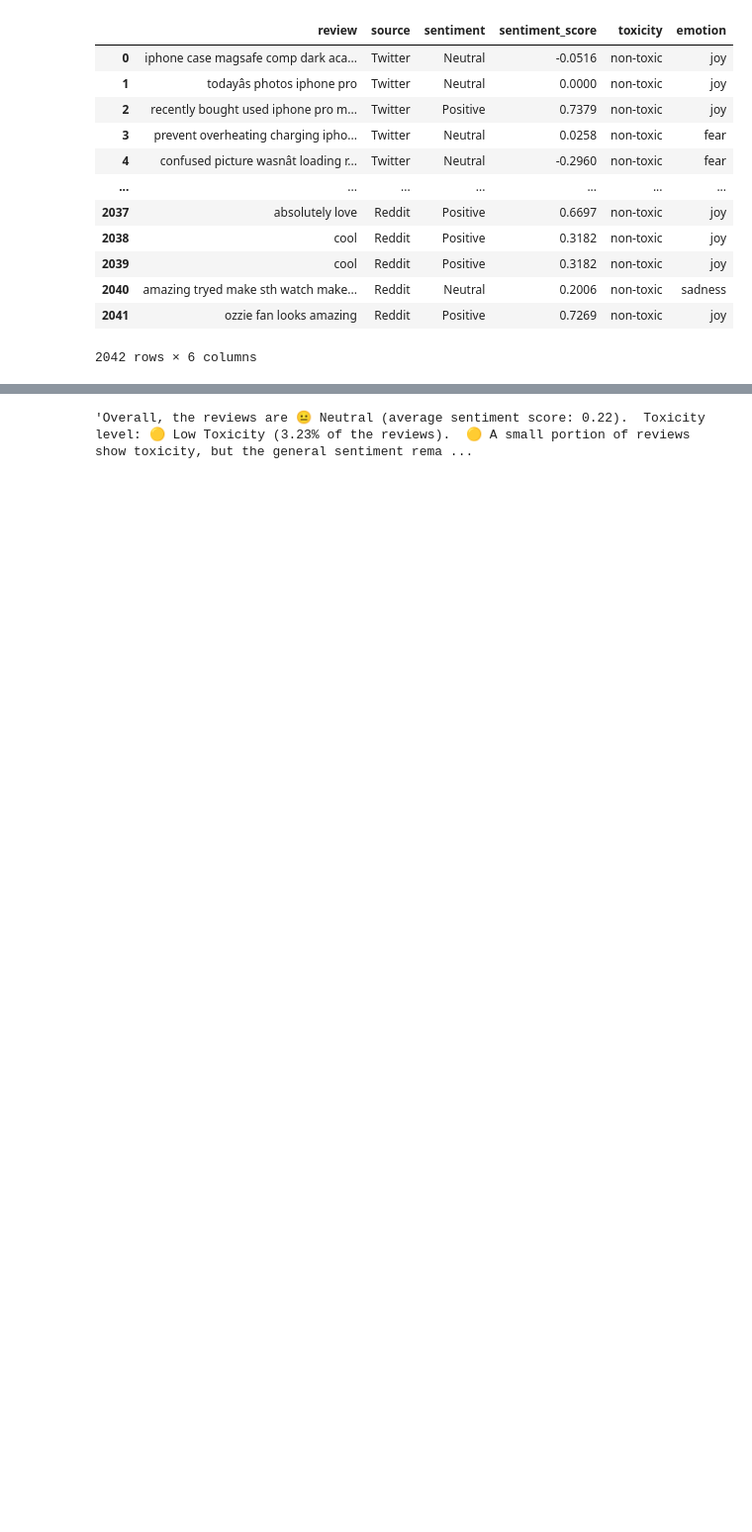
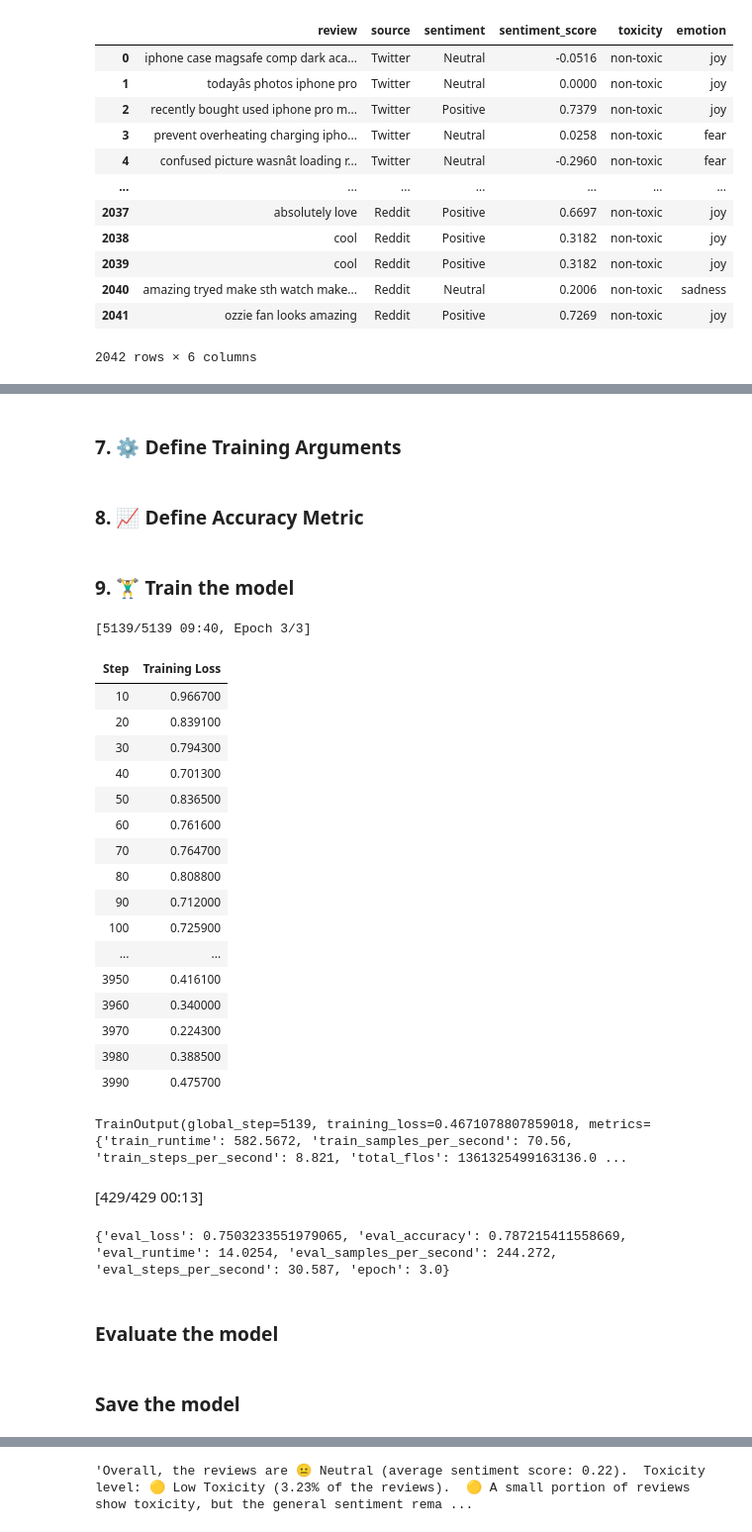
Before and after one commit to adambht/MarketMind_deepThinkers, a Jupyter notebook: Models/Sentiment Analysis/sentiment_analysis.ipynb, the cells around one changed output, grey strips where cells are left out. Shown at 99% size. Drawn from its saved outputs; the diff is of its cells as text; code cells hidden in the pictures; blank space fills up the shorter version.

```diff
--- a/Models/Sentiment Analysis/sentiment_analysis.ipynb
+++ b/Models/Sentiment Analysis/sentiment_analysis.ipynb
@@ -866,0 +1044,7 @@ data
+# %%
+# Load the tokenizer
+tokenizer = DistilBertTokenizer.from_pretrained('distilbert-base-uncased')
+
+# Tokenize train and test texts
+train_encodings = tokenizer(list(train_texts), truncation=True, padding=True, max_length=128)
+test_encodings = tokenizer(list(test_texts), truncation=True, padding=True, max_length=128)
@@ -866,0 +1081,3 @@ data
+# %%
+# Load a pre-trained BERT for 3-class classification
+model = DistilBertForSequenceClassification.from_pretrained('distilbert-base-uncased', num_labels=3)
@@ -866,0 +1089,68 @@ data
+# %% [markdown]
+### 7. ⚙️ Define Training Arguments
+# %%
+training_args = TrainingArguments(
+    output_dir='./results',
+    num_train_epochs=3,
+    per_device_train_batch_size=8,
+    per_device_eval_batch_size=8,
+    logging_dir='./logs',
+    logging_steps=10,
+    report_to="none"
+)
+# %% [markdown]
+### 8. 📈 Define Accuracy Metric
+# %%
+# Define compute_metrics function
+import numpy as np
+from sklearn.metrics import accuracy_score
+
+def compute_metrics(pred):
+    labels = pred.label_ids
+    preds = np.argmax(pred.predictions, axis=1)
+    acc = accuracy_score(labels, preds)
+    return {
+        'accuracy': acc,
+    }
+# %% [markdown]
+### 9. 🏋️‍♂️ Train the model
+# %%
+# Create the Trainer
+trainer = Trainer(
+    model=model,
+    args=training_args,
+    train_dataset=train_dataset,
+    eval_dataset=test_dataset,
+    compute_metrics=compute_metrics,
+)
+
+# Train 🚀
+trainer.train()
+# %% [output]
+[5139/5139 09:40, Epoch 3/3]
+| Step | Training Loss |
+| 10 | 0.966700 |
+| 20 | 0.839100 |
+| 30 | 0.794300 |
+| 40 | 0.701300 |
+| 50 | 0.836500 |
+| 60 | 0.761600 |
+| 70 | 0.764700 |
+| 80 | 0.808800 |
+| 90 | 0.712000 |
+| 100 | 0.725900 |
+| ... | ... |
+| 3950 | 0.416100 |
+| 3960 | 0.340000 |
+| 3970 | 0.224300 |
+| 3980 | 0.388500 |
+| 3990 | 0.475700 |
+TrainOutput(global_step=5139, training_loss=0.4671078807859018, metrics={'train_runtime': 582.5672, 'train_samples_per_second': 70.56, 'train_steps_per_second': 8.821, 'total_flos': 1361325499163136.0 ...
+# %%
+metrics = trainer.evaluate(eval_dataset=test_dataset)
+print(metrics)
+# %% [output]
+[429/429 00:13]
+{'eval_loss': 0.7503233551979065, 'eval_accuracy': 0.787215411558669, 'eval_runtime': 14.0254, 'eval_samples_per_second': 244.272, 'eval_steps_per_second': 30.587, 'epoch': 3.0}
+# %% [markdown]
+### Evaluate the model
@@ -866,0 +1160,2 @@ data
+# %% [markdown]
+### Save the model
```
Also changed, not shown: parts of 55 cells of this notebook.
